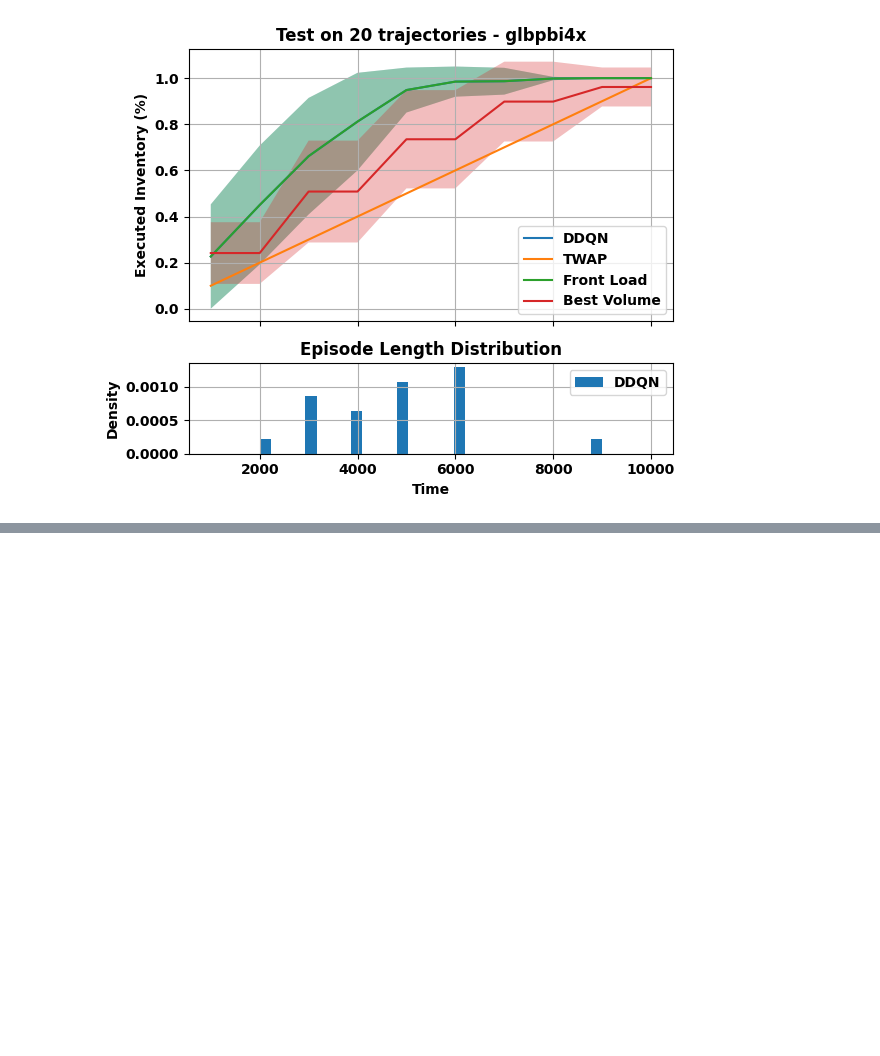
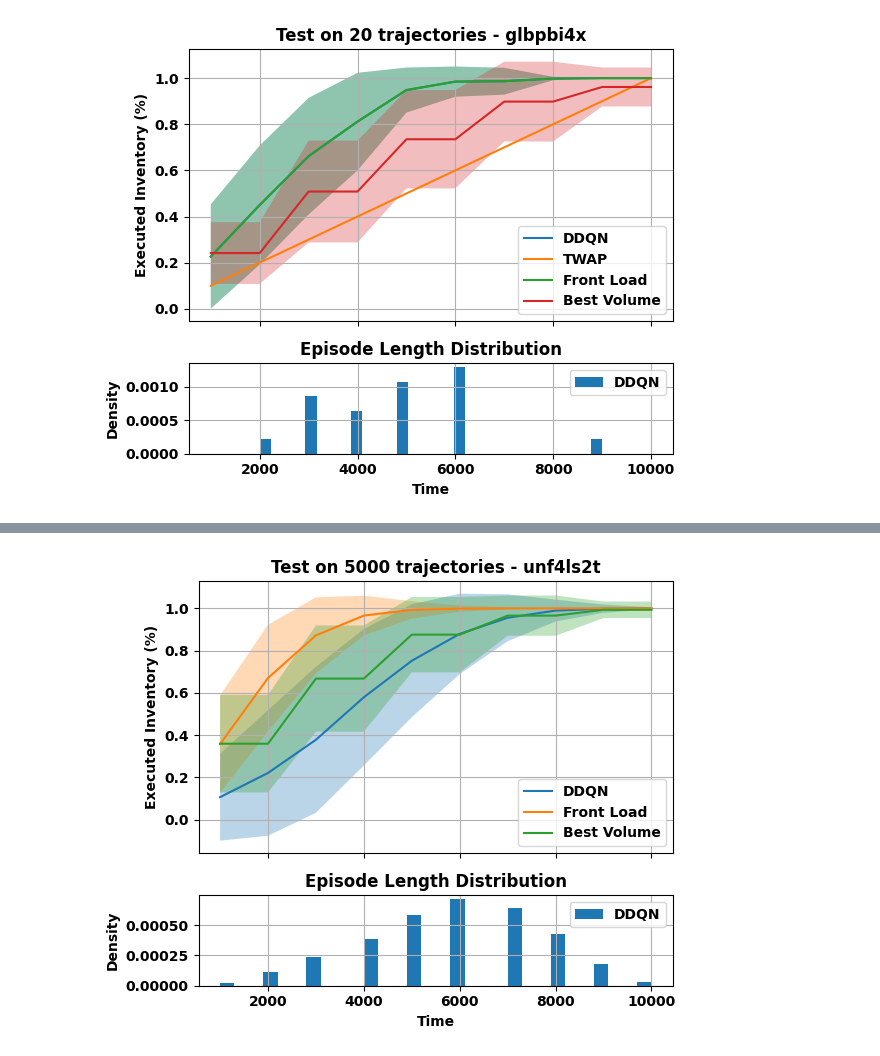
Before and after one commit to TomasEspana/qrm_optimal_execution, a Jupyter notebook: main.ipynb, the cells around one changed output, grey strips where cells are left out. Cells and saved outputs as stored; diff of their text form; code cells hidden in the pictures; blank space fills up the shorter version.

```diff
--- a/main.ipynb
+++ b/main.ipynb
@@ -148,0 +170,21 @@ plot_inventory(initial_inventory, nb_episodes, trader_times, run_names, run_labe
+# %%
+initial_inventory = 25
+nb_episodes = 5000
+th = 10000
+ts = 1000
+trader_times = np.arange(0, th + ts, ts)
+trader_times = trader_times[1:]
+
+run_id = 'unf4ls2t'
+run_ids = [run_id]
+run_names = [f'ddqn_{run_id}' for run_id in run_ids]
+# run_names += ['twap_5ym1biox', 'back_load_5ym1biox', 'front_load_5ym1biox', 'front_load_1_5ym1biox']
+
+types = ['ddqn', 'front_load', 'best_volume']
+run_names = [f'{tp}_{run_id}' for tp in types]
+run_labels = ['DDQN', 'Front Load', 'Best Volume']
+pdf_name = 's_11'
+title = f'Test on {nb_episodes} trajectories - {run_id}'
+plot_inventory(initial_inventory, nb_episodes, trader_times, run_names, run_labels, pdf_name, title)
+# %% [output]
+[figure, added]
```
Also changed, not shown: parts of 2 cells of this notebook, 3 other files.
